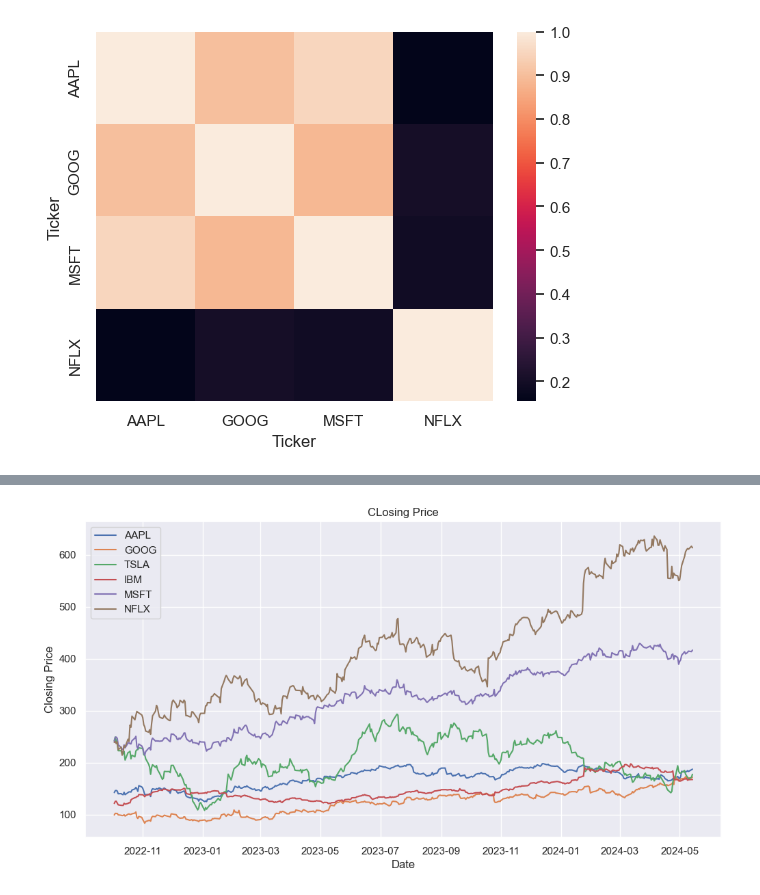
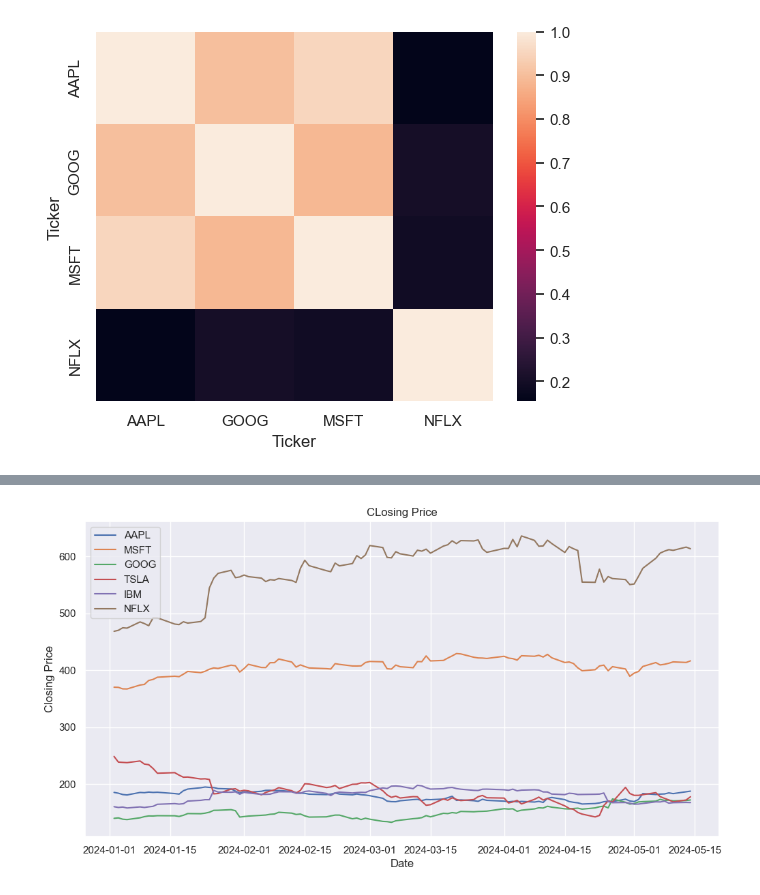
Before and after one commit to lucaslulucaslu/Data-Science-Practice-Projects, a Jupyter notebook: 11. Stock Price Forecasting/Stock Price Forecasting.ipynb, the cells around one changed output, grey strips where cells are left out. Saved outputs shown, nothing was run; the diff lists cells and outputs as text; code cells hidden in the pictures.

```diff
--- a/11. Stock Price Forecasting/Stock Price Forecasting.ipynb
+++ b/11. Stock Price Forecasting/Stock Price Forecasting.ipynb
@@ -126,0 +106,5 @@ df.index=pd.to_datetime(df.index)
+# %%
+start_date=pd.to_datetime('2024-1-1')
+end_date=pd.to_datetime('today')
+tickers=['AAPL','MSFT','GOOG','TSLA','IBM','NFLX']
+multi_data=yf.download(tickers,start=start_date,end=end_date)
@@ -127,13 +125,12 @@ df.index=pd.to_datetime(df.index)
 # %%
-tickers=df['stock'].unique()
 fig,ax=plt.subplots(figsize=(12,6))
 for ticker in tickers:
-    subset=df[df['stock']==ticker]
-    ax.plot(subset['close'],label=ticker)
+    subset=multi_data['Adj Close'][ticker]
+    ax.plot(subset,label=ticker)
 ax.set_title('CLosing Price')
 ax.set_xlabel('Date')
 ax.set_ylabel('Closing Price')
 ax.legend()
 plt.show()
 # %% [output]
-[figure, old version]
+[figure, new version]
```
Also changed, not shown: parts of 4 cells of this notebook.
